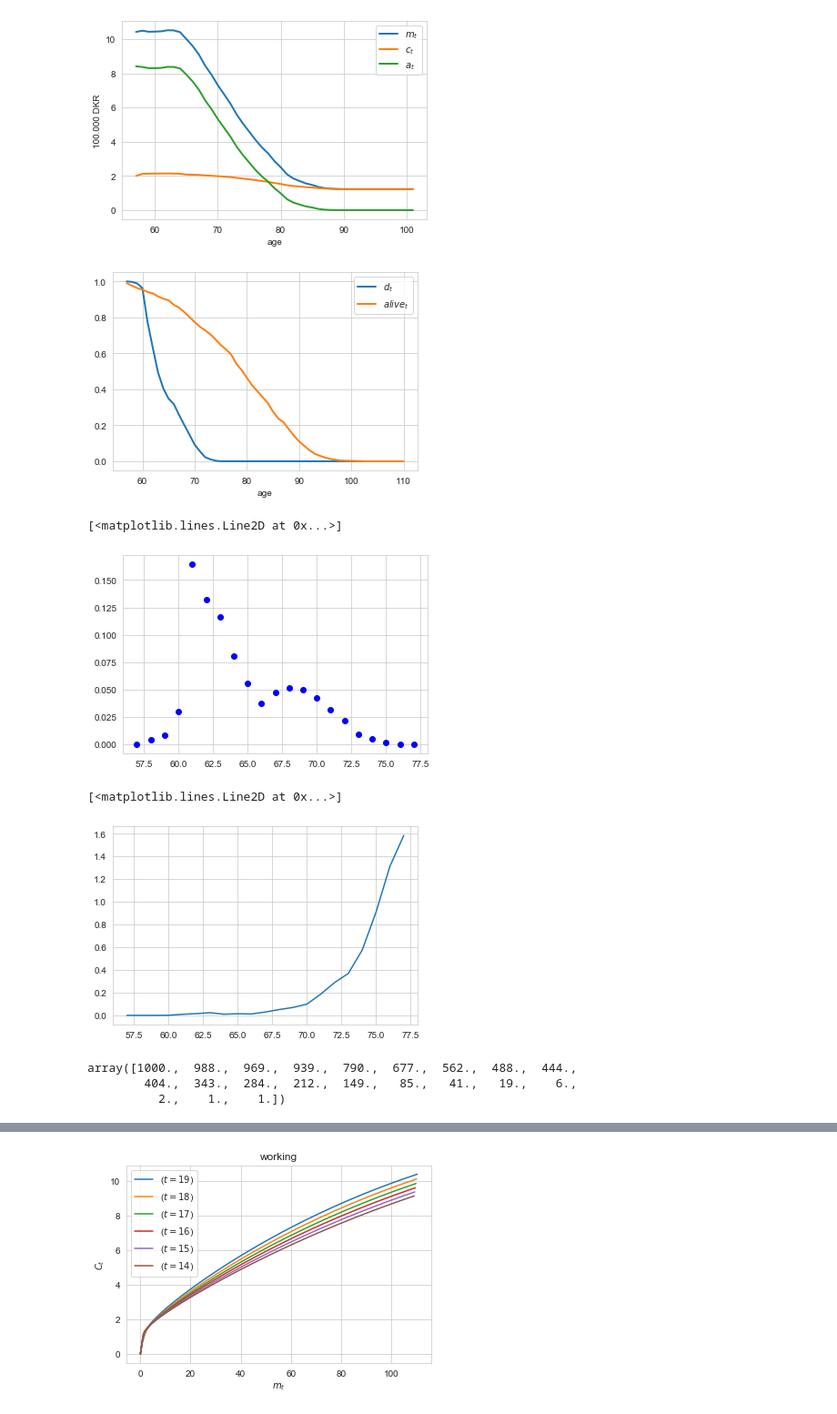
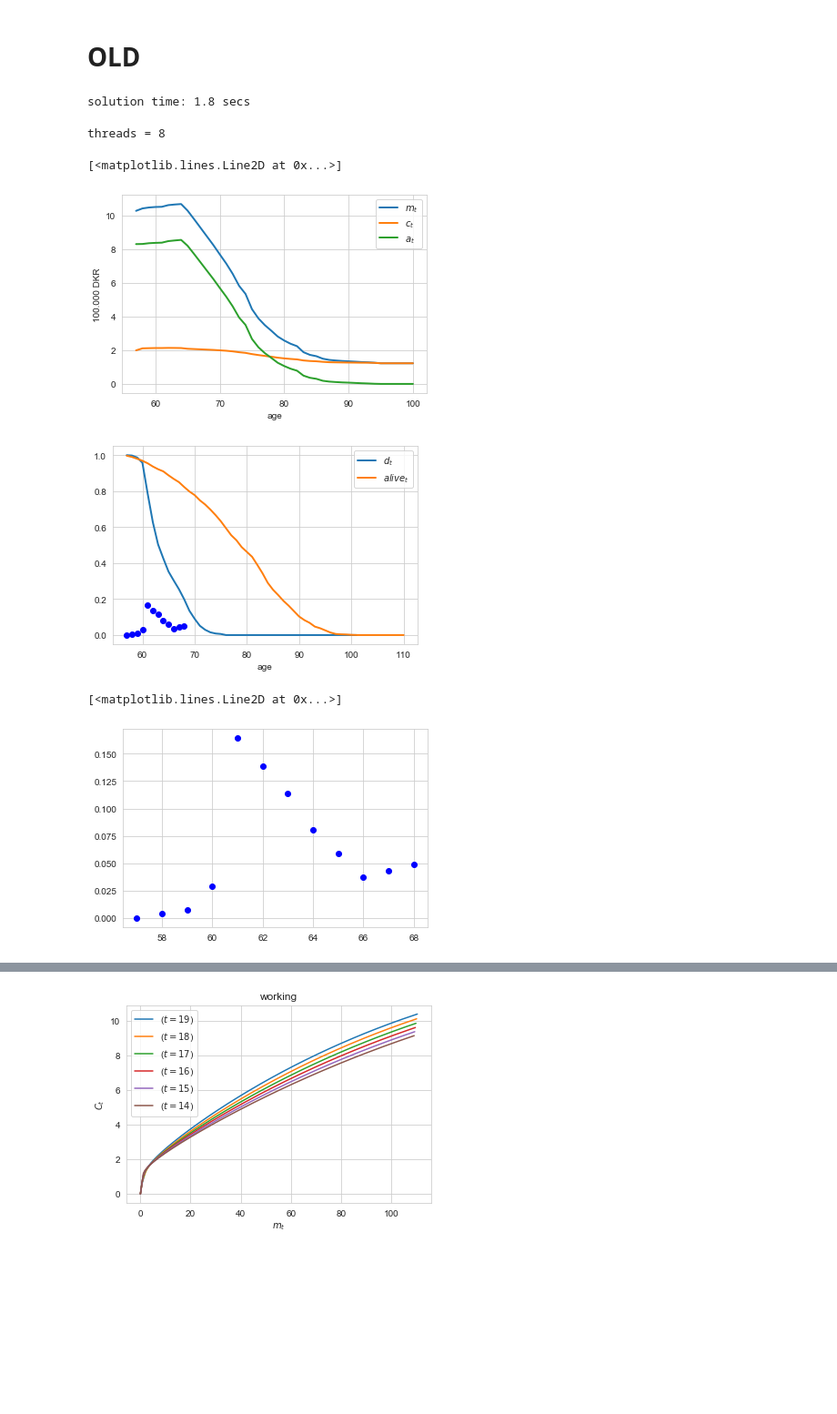
Before and after one commit to mathiassunesen/Speciale_retirement, a Jupyter notebook: Main/Frederik.ipynb, the cells around one changed output, grey strips where cells are left out. Shown at 91% size. Drawn from its saved outputs; the diff is of its cells as text; code cells hidden in the pictures; blank space fills up the shorter version.

```diff
--- a/Main/Frederik.ipynb
+++ b/Main/Frederik.ipynb
@@ -21,0 +64,12 @@ model.simulate()
+# %%
+import numpy as np
+import matplotlib.pyplot as plt
+from transitions import age
+par = model.par
+sim = model.sim
+
+avg_probs = np.zeros(12)
+for t in range(len(avg_probs)):
+    avg_probs[t] = np.sum(sim.probs[t])/np.count_nonzero(sim.probs[t])
+
+plt.plot(age(np.arange(12)),avg_probs,'bo')
@@ -22,3 +79,22 @@ model.simulate()
+# %% [markdown]
+# OLD
+# %%
+model = RetirementModelClass(name='baseline',solmethod='egm')
+model.write_run_file(filename='run.py',method='test') # open run.py and have a look
+!python run.py
+# %% [output]
+solution time: 1.8 secs
+# %%
+from consav import runtools
+model.write_run_file(filename='run.py',solmethod='egm',method='test',Na=500)
+
+for threads in [8,4,2,1]:
+    runtools.write_numba_config(threads=threads)
+    print(f'threads = {threads}')
+    !python run.py
+    print('')
+# %% [output]
+threads = 8
 # %%
 import figs
 from transitions import age
@@ -26,20 +102,21 @@ from transitions import age
 figs.lifecycle(model)
 figs.lifecycle(model,['d','alive'])
 # %% [output]
+[<matplotlib.lines.Line2D at 0x...>]
-[figure, old version]
+[figure, new version]
-[figure, old version]
+[figure, new version]
 # %%
 import numpy as np
 import matplotlib.pyplot as plt
 from transitions import age
 par = model.par
 sim = model.sim
 
-avg_probs = np.zeros(11)
+avg_probs = np.zeros(12)
 for t in range(len(avg_probs)):
     avg_probs[t] = np.nanmean(sim.probs[t])
 
-plt.plot(age(np.arange(par.Tr)),avg_probs,'bo')
+plt.plot(age(np.arange(12)),avg_probs,'bo')
 # %% [output]
 [<matplotlib.lines.Line2D at 0x...>]
-[figure, old version]
+[figure, new version]
@@ -55,11 +122,0 @@ probs = retiring / workforce
-# %%
-plt.plot(age(np.arange(model.par.Tr)),probs)
-# %% [output]
-[<matplotlib.lines.Line2D at 0x...>]
-[figure, removed]
-# %%
-workforce
-# %% [output]
-array([1000.,  988.,  969.,  939.,  790.,  677.,  562.,  488.,  444.,
-        404.,  343.,  284.,  212.,  149.,   85.,   41.,   19.,    6.,
-          2.,    1.,    1.])
```
Also changed, not shown: parts of 23 cells of this notebook, 9 other files.
